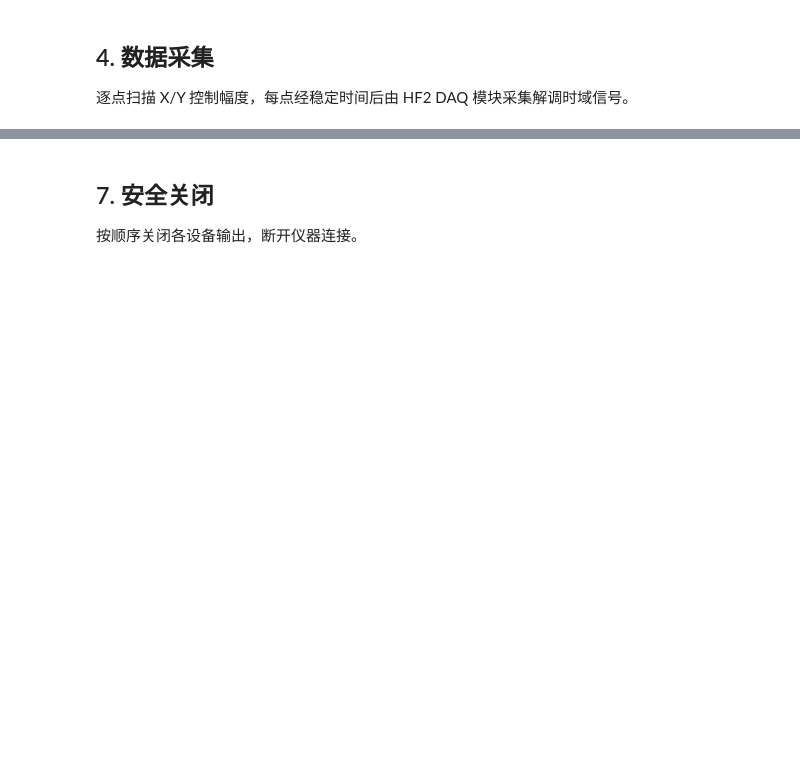
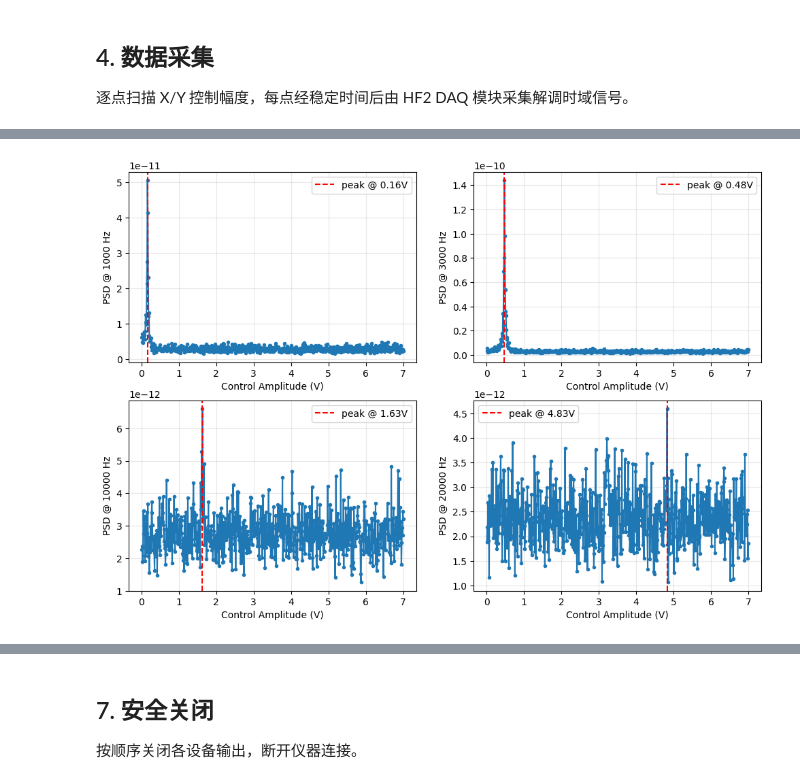
Before and after one commit to LHC0128/Exp_Agent, a Jupyter notebook: experiments/Noise_Spectrum_XY_Ctrl.ipynb, the cells around one changed output, grey strips where cells are left out. Cells and saved outputs as stored; diff of their text form; code cells hidden in the pictures; blank space fills up the shorter version.

```diff
--- a/experiments/Noise_Spectrum_XY_Ctrl.ipynb
+++ b/experiments/Noise_Spectrum_XY_Ctrl.ipynb
@@ -620,0 +624,17 @@ print(f"\n✅ XY_CTRL_PHASE = {XY_CTRL_PHASE:.2f}° 校准完成")
+# %%
+amp = 2
+dg_comp.set_amplitude(amp, channel=1)
+dg_comp.set_amplitude(amp, channel=2)
+
+# 强制重新触发以对齐相位
+dg_comp.set_output(False, channel=1)
+dg_comp.set_output(False, channel=2)
+time.sleep(0.01)
+dg_comp.set_output(True, channel=1)
+dg_comp.set_output(True, channel=2)
+time.sleep(0.3)
+
+# 读 HF2 相位检查是否稳定
+sample = demod.read_demod_sample(hfi, demod_idx=0)
+phase_deg = float(np.degrees(np.arctan2(sample['y'], sample['x'])))
+print(f"幅度={amp}V, 相位偏移={phase_deg:+.2f}°")
@@ -971,3 +1073,17 @@ print(f"标定图已保存: {results_dir / 'calibration.png'}")
+# %%
+# 诊断：查看特定频率列沿幅度轴的 PSD 曲线
+test_freqs = [1000, 3000, 10000,20000]  # Hz
+fig, axes = plt.subplots(2, 2, figsize=(12, 8))
+for ax, f_idx in zip(axes.flatten(), [np.argmin(np.abs(freq_axis - f)) for f in test_freqs]):
+    ax.plot(amplitudes_used, psd_matrix[:, f_idx], 'o-', ms=3)
+    ax.axvline(amplitudes_used[np.argmax(psd_matrix[:, f_idx])],
+               color='r', ls='--', label=f'peak @ {amplitudes_used[np.argmax(psd_matrix[:, f_idx])]:.2f}V')
+    ax.set_xlabel('Control Amplitude (V)')
+    ax.set_ylabel(f'PSD @ {freq_axis[f_idx]:.0f} Hz')
+    ax.legend()
+    ax.grid(True, alpha=0.3)
+# %% [output]
+[figure, added]
 # %%
 # ===== 洛伦兹拟合提取噪声参数 =====
 # 在每个频率点 ω 上，对控制强度 Ω_Ctrl 做洛伦兹拟合
```
Also changed, not shown: parts of 18 cells of this notebook, 3 other files.
